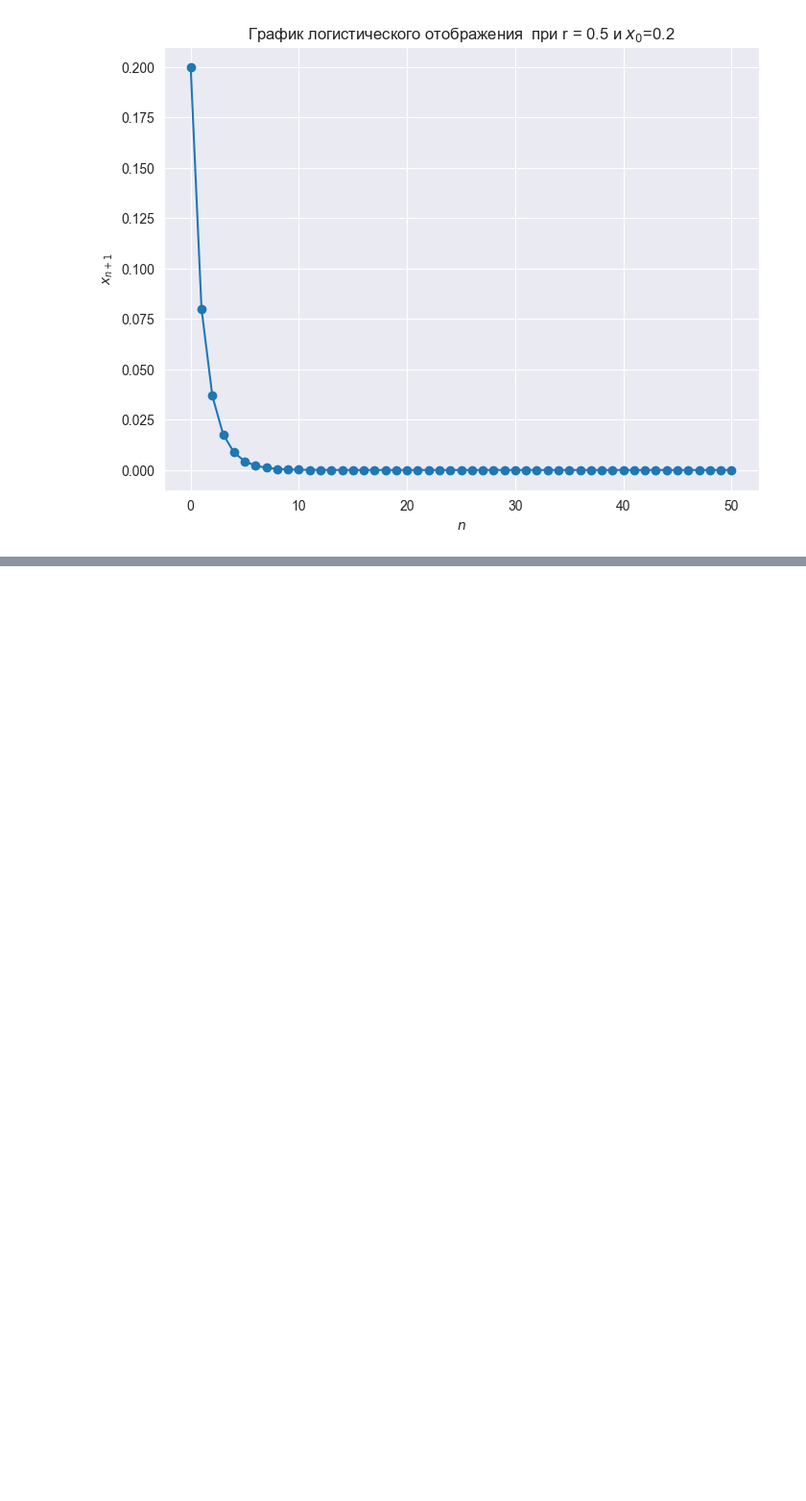
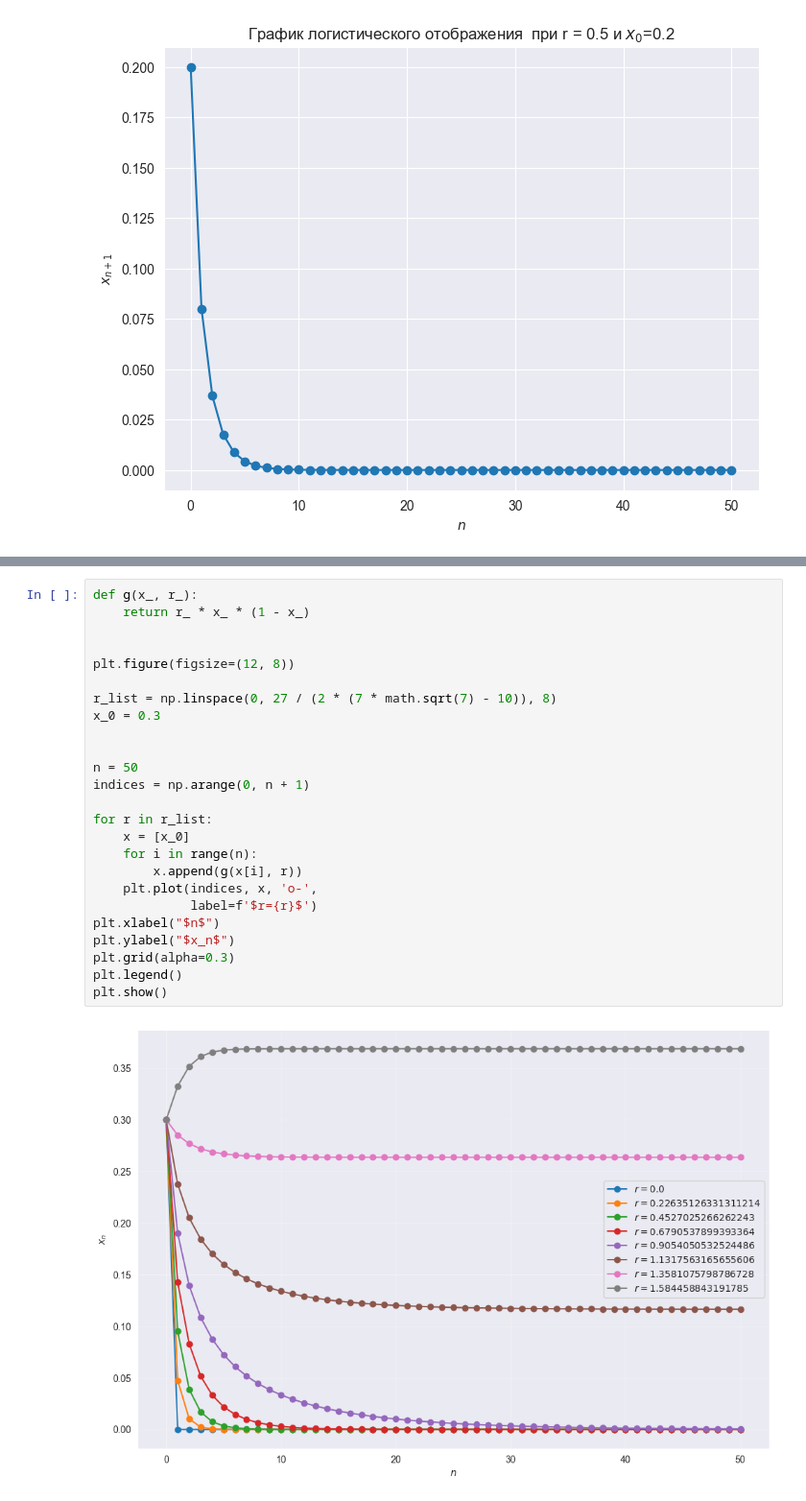
Before and after one commit to OXYgenRu/MatanLabS1, a Jupyter notebook: solve.ipynb, the cells around one changed output, grey strips where cells are left out. Shown at 96% size. Saved outputs shown, nothing was run; the diff lists cells and outputs as text; blank space fills up the shorter version.

```diff
--- a/solve.ipynb
+++ b/solve.ipynb
@@ -216,0 +284,27 @@ $x=\frac{-r \pm \sqrt{9r^2-4r}}{2r}=\frac{-1\pm\sqrt{9-\frac{4}{r}}}{2}$
+# %%
+def g(x_, r_):
+    return r_ * x_ * (1 - x_)
+
+
+plt.figure(figsize=(12, 8))
+
+r_list = np.linspace(0, 27 / (2 * (7 * math.sqrt(7) - 10)), 8)
+x_0 = 0.3
+
+
+n = 50
+indices = np.arange(0, n + 1)
+
+for r in r_list:
+    x = [x_0]
+    for i in range(n):
+        x.append(g(x[i], r))
+    plt.plot(indices, x, 'o-',
+             label=f'$r={r}$')
+plt.xlabel("$n$")
+plt.ylabel("$x_n$")
+plt.grid(alpha=0.3)
+plt.legend()
+plt.show()
+# %% [output]
+[figure, added]
```
Also changed, not shown: parts of 8 cells of this notebook.
